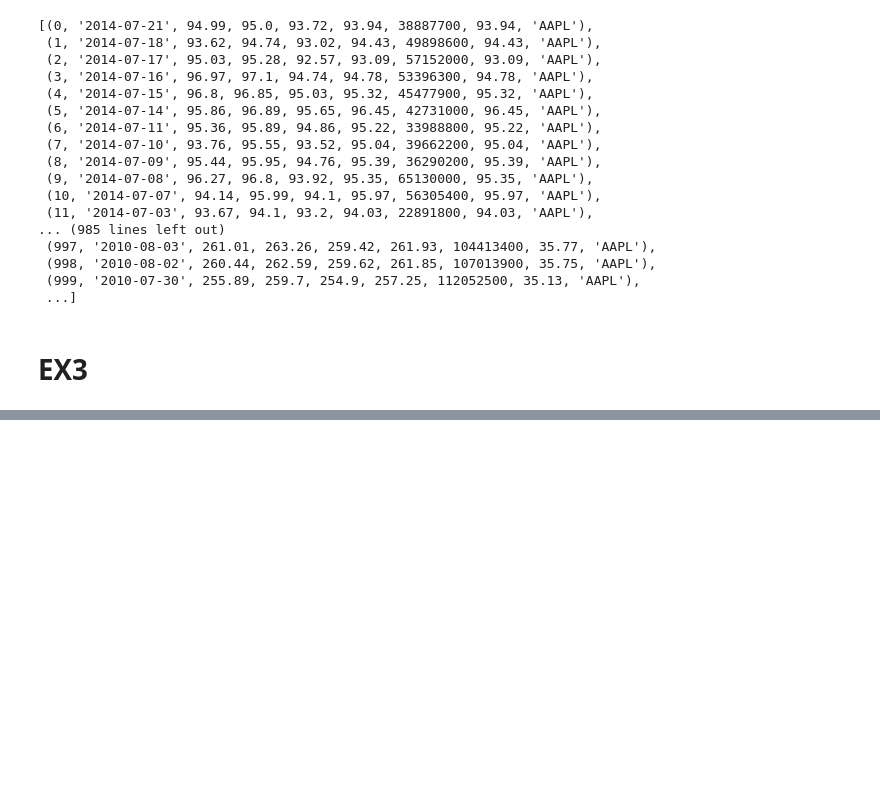
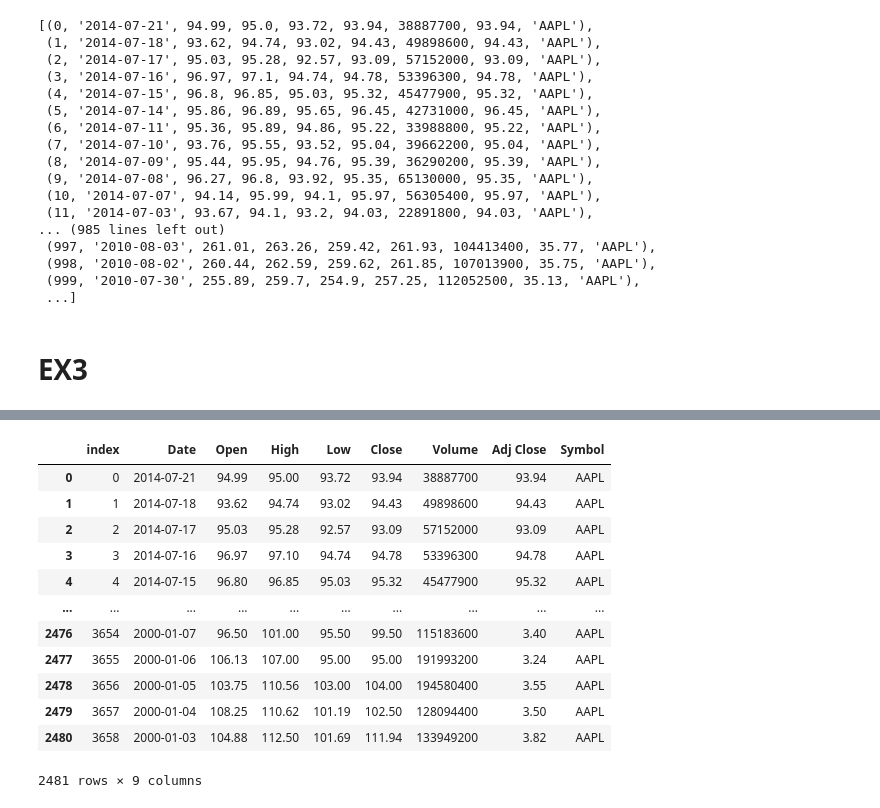
Before and after one commit to Zenog400/ds-m1-0424-code-solutions, a Jupyter notebook: stock-db/Stock DB.ipynb, the cells around one changed output, grey strips where cells are left out. Saved outputs shown, nothing was run; the diff lists cells and outputs as text; code cells hidden in the pictures; blank space fills up the shorter version.

```diff
--- a/stock-db/Stock DB.ipynb
+++ b/stock-db/Stock DB.ipynb
@@ -158,0 +209,19 @@ cur.execute("select max()")
+# %%
+ex4apl = pd.read_sql("""select *
+                    from apl
+                    where "Open" > 50""", con)
+ex4apl
+# %% [output]
+|  | index | Date | Open | High | Low | Close | Volume | Adj Close | Symbol |
+| 0 | 0 | 2014-07-21 | 94.99 | 95.00 | 93.72 | 93.94 | 38887700 | 93.94 | AAPL |
+| 1 | 1 | 2014-07-18 | 93.62 | 94.74 | 93.02 | 94.43 | 49898600 | 94.43 | AAPL |
+| 2 | 2 | 2014-07-17 | 95.03 | 95.28 | 92.57 | 93.09 | 57152000 | 93.09 | AAPL |
+| 3 | 3 | 2014-07-16 | 96.97 | 97.10 | 94.74 | 94.78 | 53396300 | 94.78 | AAPL |
+| 4 | 4 | 2014-07-15 | 96.80 | 96.85 | 95.03 | 95.32 | 45477900 | 95.32 | AAPL |
+| ... | ... | ... | ... | ... | ... | ... | ... | ... | ... |
+| 2476 | 3654 | 2000-01-07 | 96.50 | 101.00 | 95.50 | 99.50 | 115183600 | 3.40 | AAPL |
+| 2477 | 3655 | 2000-01-06 | 106.13 | 107.00 | 95.00 | 95.00 | 191993200 | 3.24 | AAPL |
+| 2478 | 3656 | 2000-01-05 | 103.75 | 110.56 | 103.00 | 104.00 | 194580400 | 3.55 | AAPL |
+| 2479 | 3657 | 2000-01-04 | 108.25 | 110.62 | 101.19 | 102.50 | 128094400 | 3.50 | AAPL |
+| 2480 | 3658 | 2000-01-03 | 104.88 | 112.50 | 101.69 | 111.94 | 133949200 | 3.82 | AAPL |
+2481 rows × 9 columns
```
Also changed, not shown: parts of 11 cells of this notebook, 2 other files.
